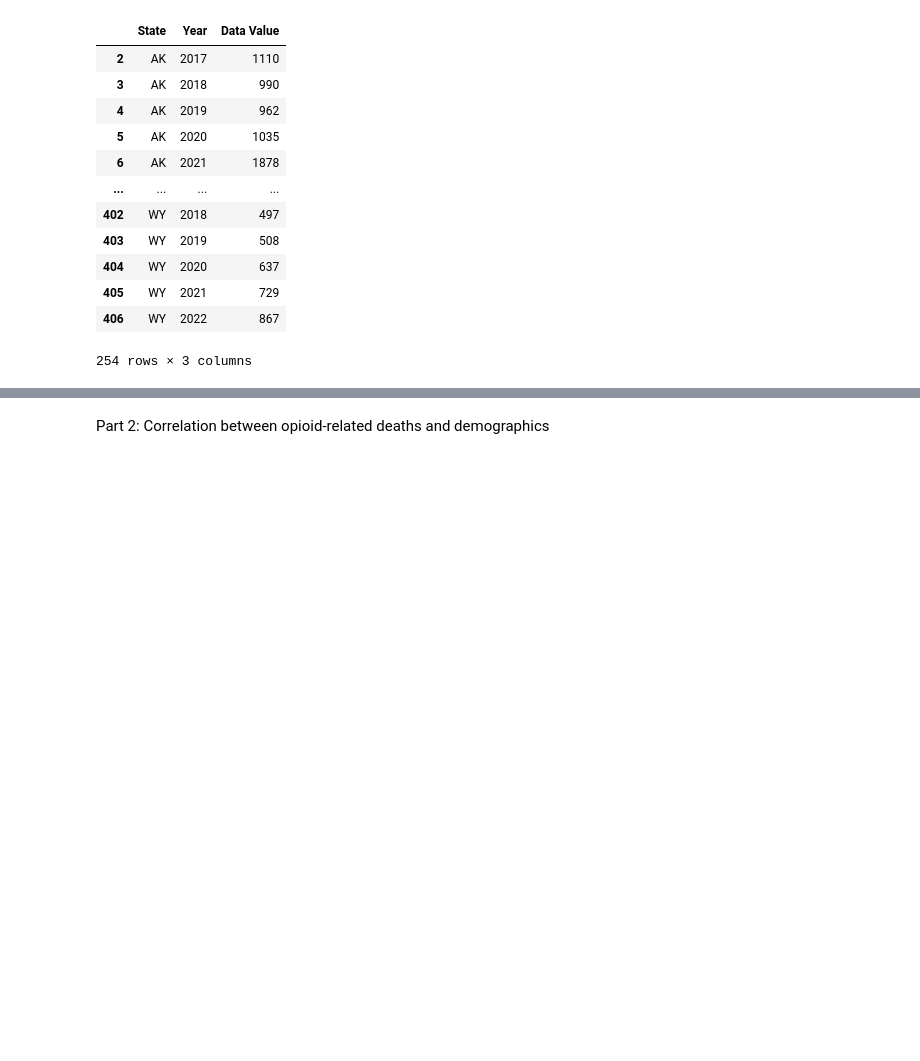
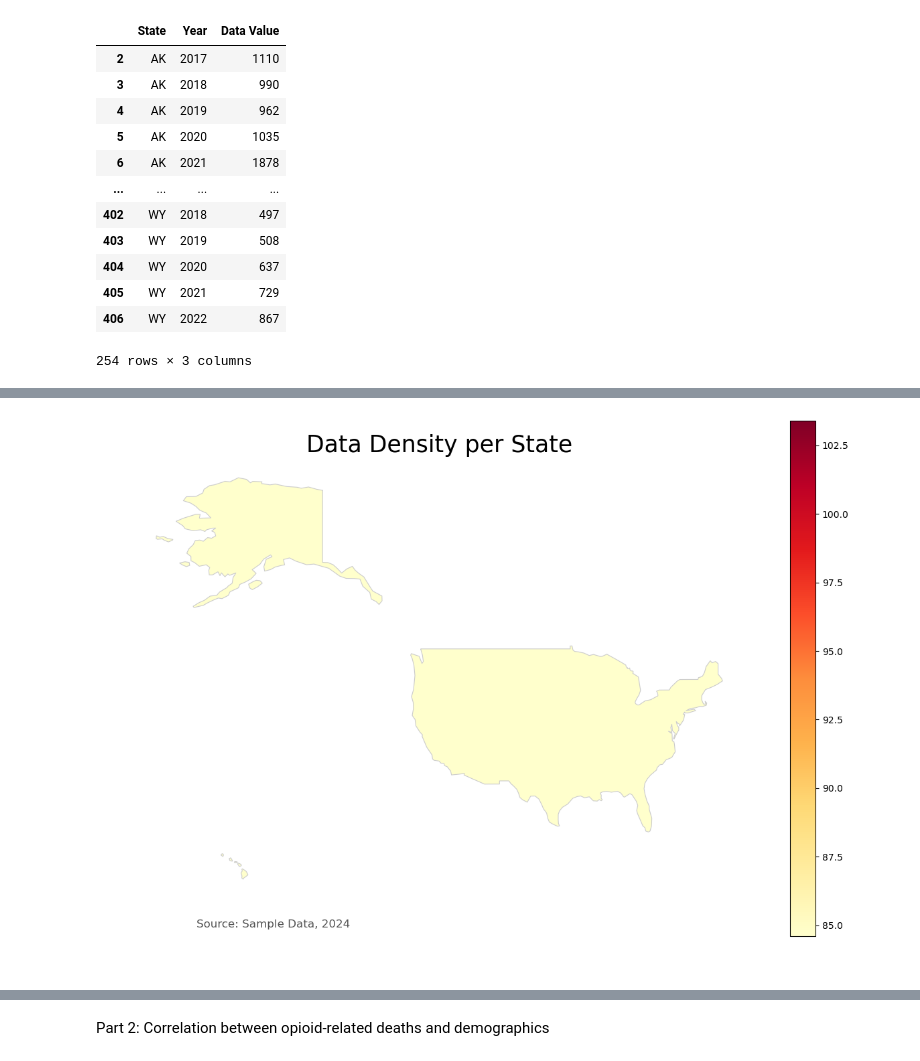
Before and after one commit to kikichan1/Project-1, a Jupyter notebook: masterfile.ipynb, the cells around one changed output, grey strips where cells are left out. Drawn from its saved outputs; the diff is of its cells as text; code cells hidden in the pictures; blank space fills up the shorter version.

```diff
--- a/masterfile.ipynb
+++ b/masterfile.ipynb
@@ -331,2 +354,43 @@ plt.show()
+# %%
+# Create a map of data density per state using cmap
+import geopandas as gpd
+import pandas as pd
+import matplotlib.pyplot as plt
+import numpy as np
+
+# Load US states shapefile
+us_states = gpd.read_file(gpd.datasets.get_path('naturalearth_lowres'))
+us_states = us_states[us_states['continent'] == 'North America']
+us_states = us_states[us_states['name'].isin(['United States of America'])]
+
+# Create sample data for density per state
+data = pd.DataFrame({
+    'state': us_states.name,
+    'density': np.random.randint(1, 100, len(us_states))
+})
+
+# Merge the data with the shapefile
+merged = us_states.merge(data, how='left', left_on=['name'], right_on=['state'])
+
+# Create the map
+fig, ax = plt.subplots(1, figsize=(15, 10))
+
+# Plot the data
+merged.plot(column='density', cmap='YlOrRd', linewidth=0.8, edgecolor='0.8', ax=ax, legend=True)
+
+# Remove axis
+ax.axis('off')
+
+# Add title
+ax.set_title('Data Density per State', fontdict={'fontsize': '25', 'fontweight': '3'})
+
+# Add source annotation
+ax.annotate('Source: Sample Data, 2024', xy=(0.1, .08), xycoords='figure fraction',
+            horizontalalignment='left', verticalalignment='top', fontsize=12, color='#555555')
+
+# Show the plot
+plt.show()
+# %% [output]
+[figure, added]
 # %%
 # Create a dataframe showing the five states with the highest rate of opioid-related death in the past ten years (2010-2020)
```
Also changed, not shown: parts of 6 cells of this notebook.
